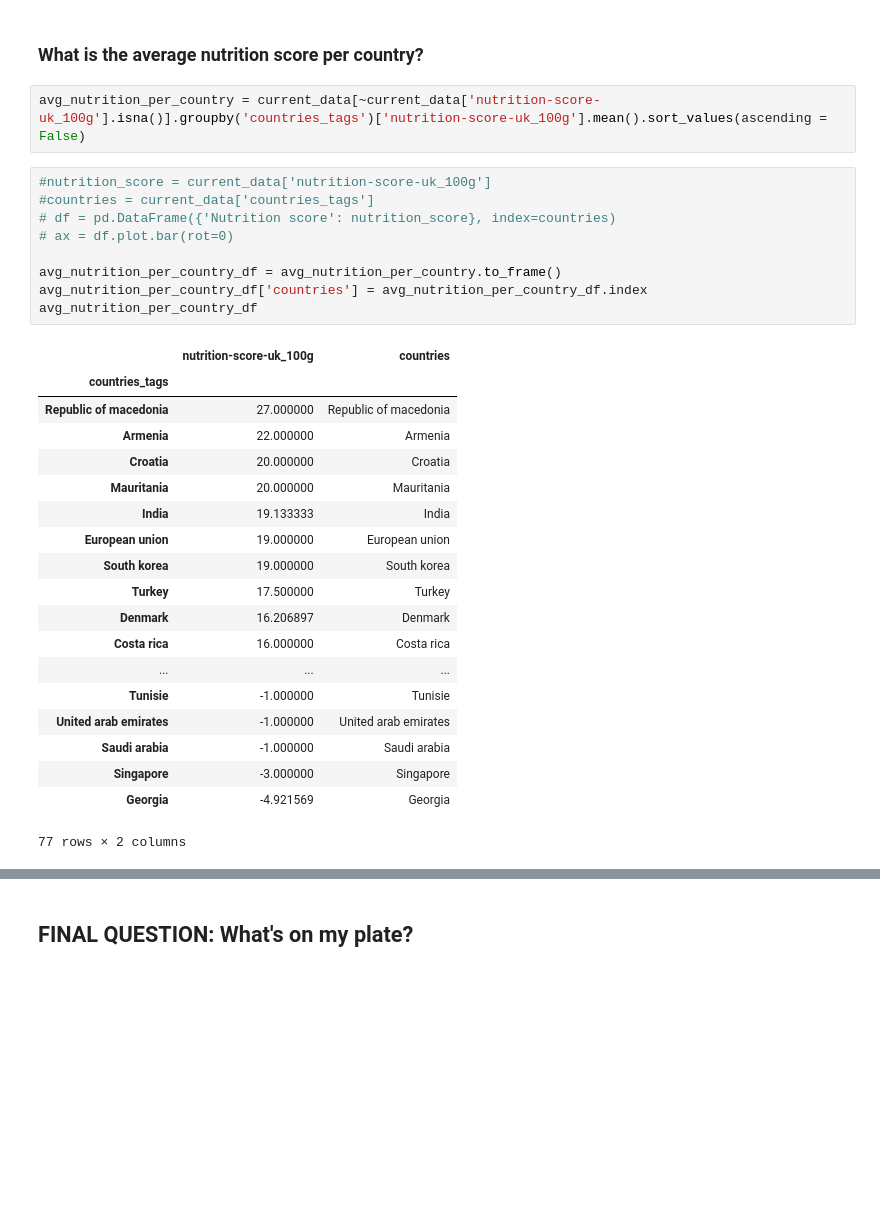
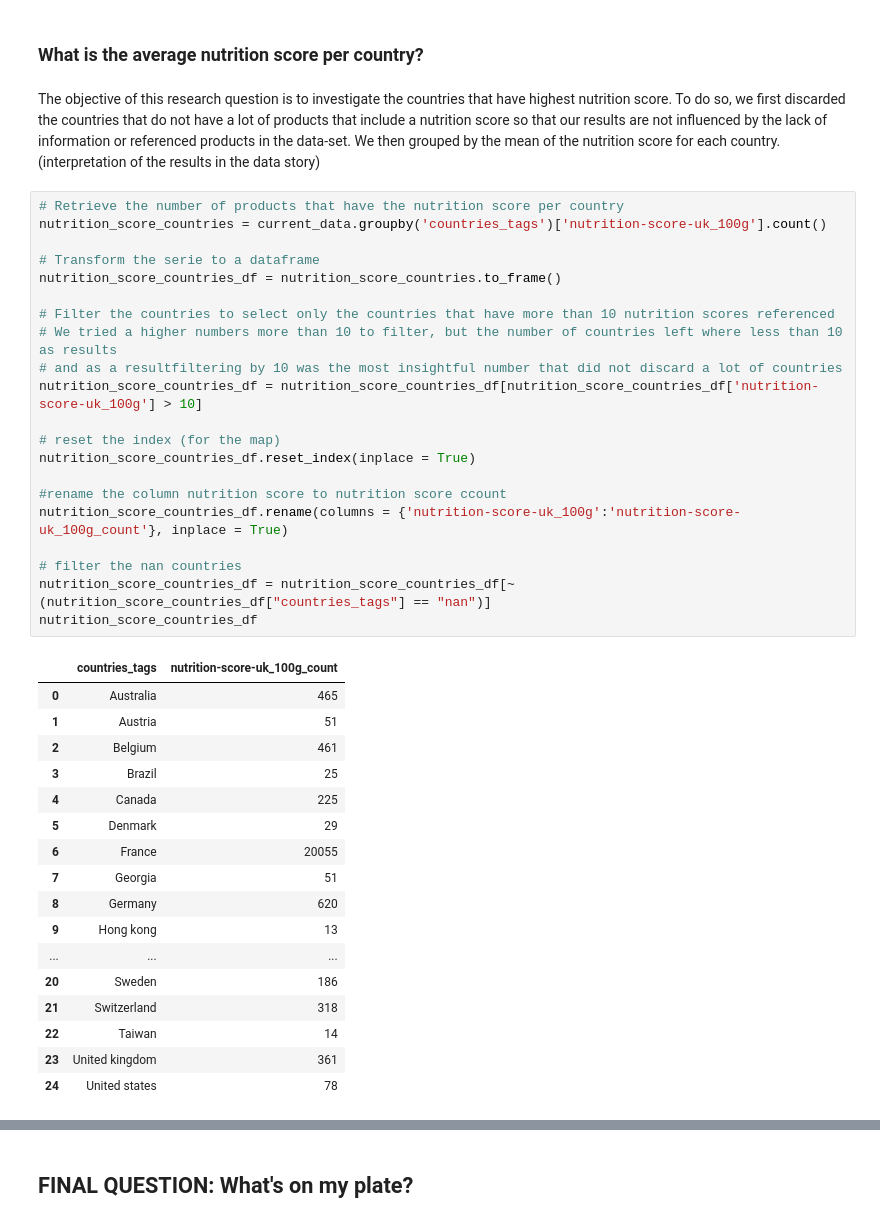
Before and after one commit to AhmedAhres/whats-on-my-plate, a Jupyter notebook: Main-Notebook.ipynb, the cells around one changed output, grey strips where cells are left out. Drawn from its saved outputs; the diff is of its cells as text; blank space fills up the shorter version.

```diff
--- a/Main-Notebook.ipynb
+++ b/Main-Notebook.ipynb
@@ -708,34 +818,44 @@ M
 [interactive output not drawn]
 # %% [markdown]
 ### What is the average nutrition score per country?
-# %%
-avg_nutrition_per_country = current_data[~current_data['nutrition-score-uk_100g'].isna()].groupby('countries_tags')['nutrition-score-uk_100g'].mean().sort_values(ascending = False)
-# %%
-#nutrition_score = current_data['nutrition-score-uk_100g']
-#countries = current_data['countries_tags']
-# df = pd.DataFrame({'Nutrition score': nutrition_score}, index=countries)
-# ax = df.plot.bar(rot=0)
-
-avg_nutrition_per_country_df = avg_nutrition_per_country.to_frame()
-avg_nutrition_per_country_df['countries'] = avg_nutrition_per_country_df.index
-avg_nutrition_per_country_df
-# %% [output]
-|  | nutrition-score-uk_100g | countries |
-| countries_tags |  |  |
-| Republic of macedonia | 27.000000 | Republic of macedonia |
-| Armenia | 22.000000 | Armenia |
-| Croatia | 20.000000 | Croatia |
-| Mauritania | 20.000000 | Mauritania |
-| India | 19.133333 | India |
-| European union | 19.000000 | European union |
-| South korea | 19.000000 | South korea |
-| Turkey | 17.500000 | Turkey |
-| Denmark | 16.206897 | Denmark |
-| Costa rica | 16.000000 | Costa rica |
-| ... | ... | ... |
-| Tunisie | -1.000000 | Tunisie |
-| United arab emirates | -1.000000 | United arab emirates |
-| Saudi arabia | -1.000000 | Saudi arabia |
-| Singapore | -3.000000 | Singapore |
-| Georgia | -4.921569 | Georgia |
-77 rows × 2 columns
+# %% [markdown]
+The objective of this research question is to investigate the countries that have highest nutrition score. To do so, we first discarded the countries that do not have a lot of products that include a nutrition score so that our results are not influenced by the lack of information or referenced products in the data-set. We then grouped by the mean of the nutrition score for each country. (interpretation of the results in the data story)
+# %%
+# Retrieve the number of products that have the nutrition score per country
+nutrition_score_countries = current_data.groupby('countries_tags')['nutrition-score-uk_100g'].count()
+
+# Transform the serie to a dataframe
+nutrition_score_countries_df = nutrition_score_countries.to_frame()
+
+# Filter the countries to select only the countries that have more than 10 nutrition scores referenced
+# We tried a higher numbers more than 10 to filter, but the number of countries left where less than 10 as results
+# and as a resultfiltering by 10 was the most insightful number that did not discard a lot of countries
+nutrition_score_countries_df = nutrition_score_countries_df[nutrition_score_countries_df['nutrition-score-uk_100g'] > 10]
+
+# reset the index (for the map)
+nutrition_score_countries_df.reset_index(inplace = True)
+
+#rename the column nutrition score to nutrition score ccount
+nutrition_score_countries_df.rename(columns = {'nutrition-score-uk_100g':'nutrition-score-uk_100g_count'}, inplace = True)
+
+# filter the nan countries
+nutrition_score_countries_df = nutrition_score_countries_df[~(nutrition_score_countries_df["countries_tags"] == "nan")]
+nutrition_score_countries_df
+# %% [output]
+|  | countries_tags | nutrition-score-uk_100g_count |
+| 0 | Australia | 465 |
+| 1 | Austria | 51 |
+| 2 | Belgium | 461 |
+| 3 | Brazil | 25 |
+| 4 | Canada | 225 |
+| 5 | Denmark | 29 |
+| 6 | France | 20055 |
+| 7 | Georgia | 51 |
+| 8 | Germany | 620 |
+| 9 | Hong kong | 13 |
+| ... | ... | ... |
+| 20 | Sweden | 186 |
+| 21 | Switzerland | 318 |
+| 22 | Taiwan | 14 |
+| 23 | United kingdom | 361 |
+| 24 | United states | 78 |
```
Also changed, not shown: parts of 22 cells of this notebook, 12 other files.
